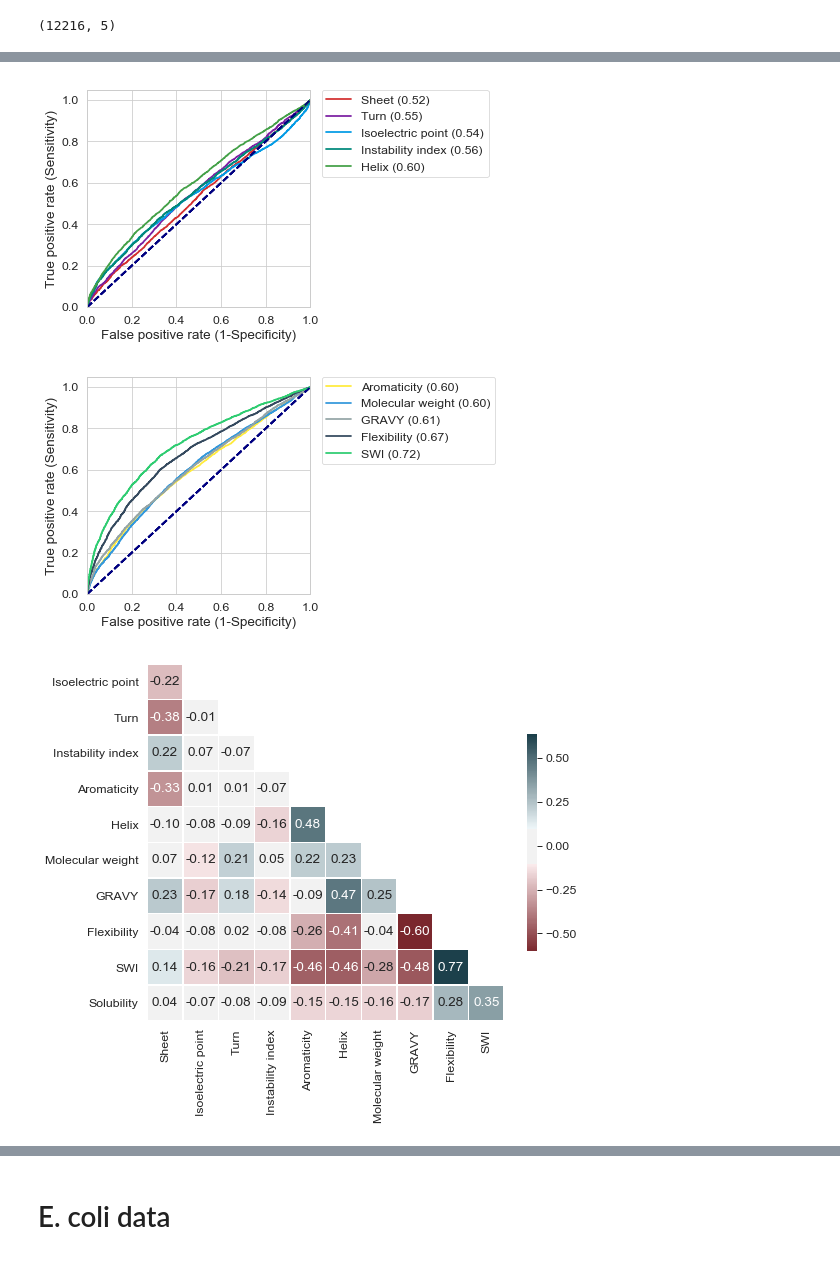
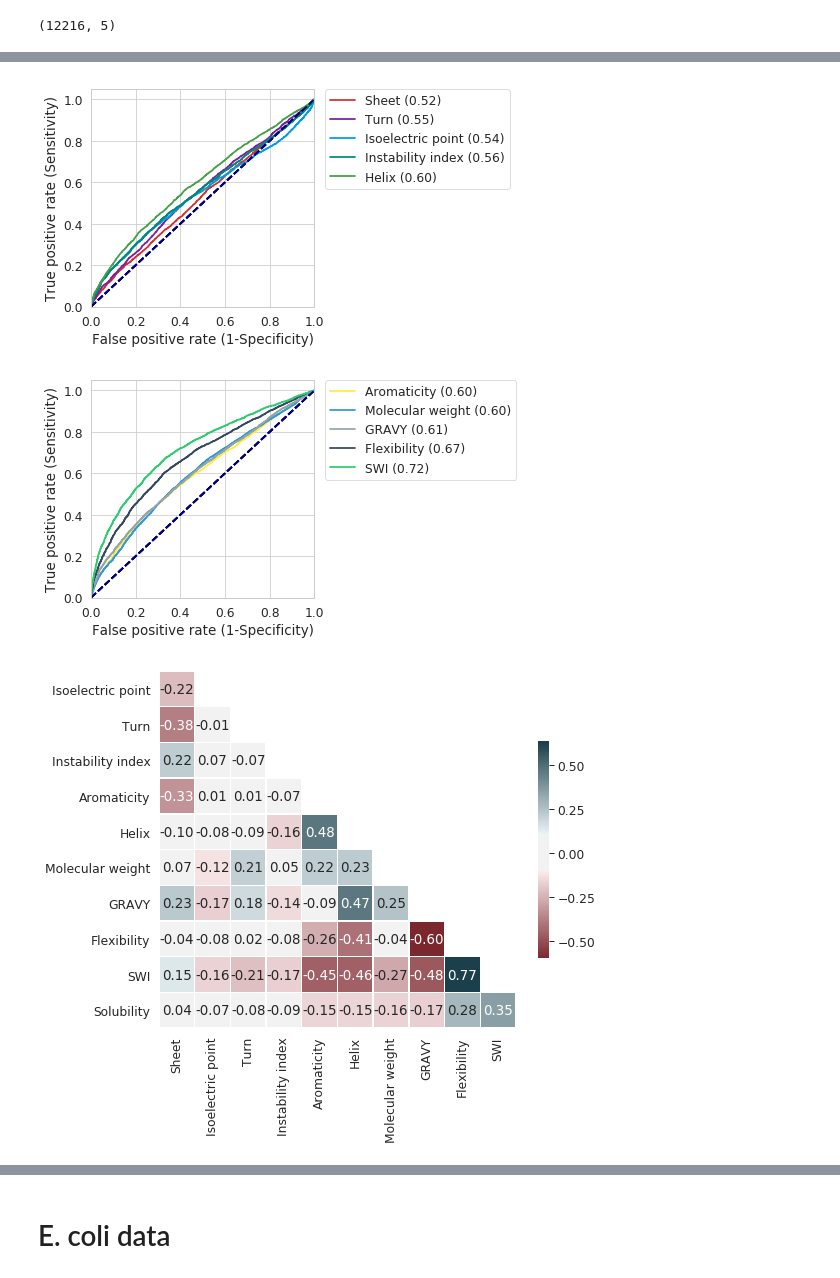
Before and after one commit to Gardner-BinfLab/SoDoPE_paper_2020, a Jupyter notebook: Feature analysis_with_SWI.ipynb, the cells around one changed output, grey strips where cells are left out. Cells and saved outputs as stored; diff of their text form; code cells hidden in the pictures.

```diff
--- a/Feature analysis_with_SWI.ipynb
+++ b/Feature analysis_with_SWI.ipynb
@@ -6,26 +6,26 @@ from Bio.SeqUtils.ProtParam import ProteinAnalysis
 
 
 #Solubility wieghted index
-weights = {'A': 0.8356956599678218,
- 'C': 0.5219207324456876,
- 'E': 0.9868660417547442,
- 'D': 0.9075983546378998,
- 'G': 0.8003827946673535,
- 'F': 0.5821934635876957,
- 'I': 0.6790449304566072,
- 'H': 0.8963977585570367,
- 'K': 0.9259165090012061,
- 'M': 0.6299964100098959,
- 'L': 0.6546922237065839,
- 'N': 0.8604957042204235,
- 'Q': 0.7895650031998229,
- 'P': 0.822104415564934,
- 'S': 0.7442464390120463,
- 'R': 0.771055152304471,
- 'T': 0.8098670971949234,
- 'W': 0.6386931894494416,
- 'V': 0.7344952876686051,
- 'Y': 0.6125581495225544}
+weights = {'A': 0.8356471476582918,
+ 'C': 0.5208088354857734,
+ 'E': 0.9876987431418378,
+ 'D': 0.9079044671339564,
+ 'G': 0.7997168496420723,
+ 'F': 0.5849790194237692,
+ 'I': 0.6784124413866582,
+ 'H': 0.8947913996466419,
+ 'K': 0.9267104557513497,
+ 'M': 0.6296623675420369,
+ 'L': 0.6554221515081433,
+ 'N': 0.8597433107431216,
+ 'Q': 0.789434648348208,
+ 'P': 0.8235328714705341,
+ 'S': 0.7440908318492778,
+ 'R': 0.7712466317693457,
+ 'T': 0.8096922697856334,
+ 'W': 0.6374678690957594,
+ 'V': 0.7357837119163659,
+ 'Y': 0.6112801822947587}
 
 %load_ext autoreload
 %autoreload 2
@@ -104,15 +104,15 @@ for i, v in enumerate(df2.columns):
 
 functions.make_roc(df2, labels, output=False, fname='ROC_for_pET_1_SWI.pdf', c=colors[5:])
 # %% [output]
-[figure, old version]
+[figure, new version]
-[figure, old version]
+[figure, new version]
 # %%
 functions.sns.set_context("paper", font_scale=1.4)
 
-functions.corr_heatmap(df, squared=False, output=True, fname='Heatmap_for_pET_with_SWI.pdf',\
+functions.corr_heatmap(df, squared=False, output=False, fname='Heatmap_for_pET_with_SWI.pdf',\
                        )
 # %% [output]
-[figure, old version]
+[figure, new version]
 # %%
 #correlations
 from scipy.stats import spearmanr
```
Also changed, not shown: parts of 5 cells of this notebook, 36 other files.
